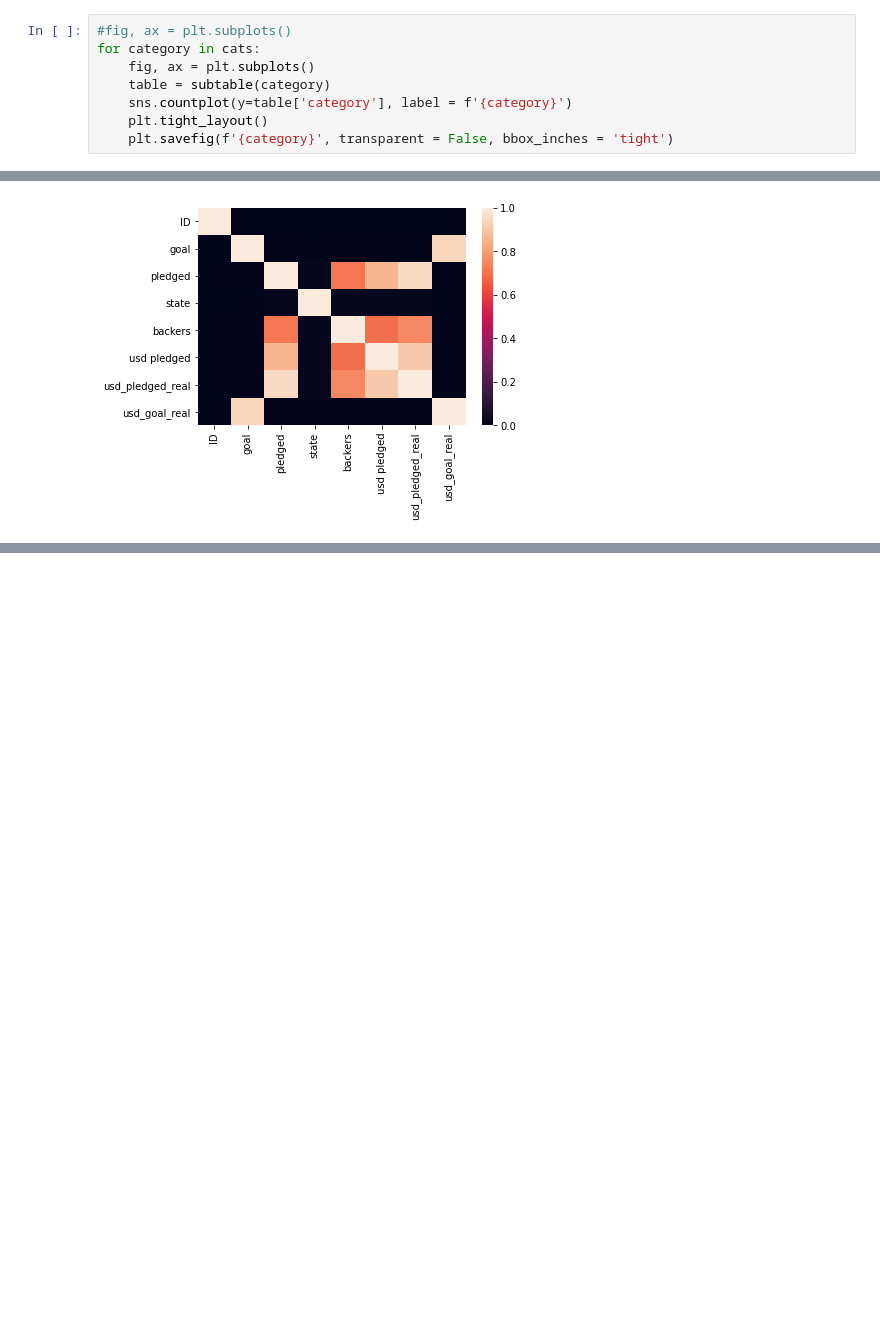
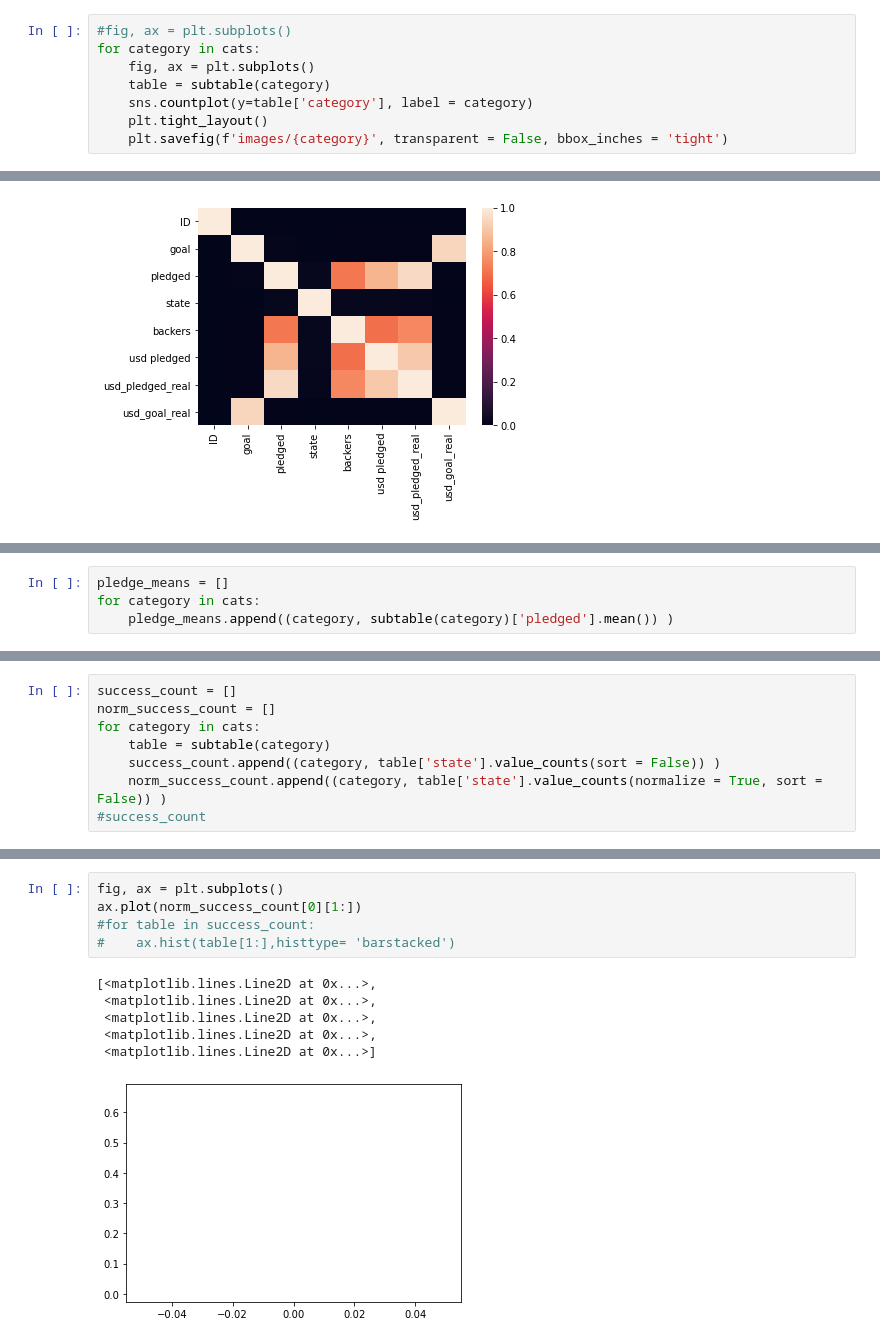
Before and after one commit to Satch7320/Galvanize, a Jupyter notebook: capstone1/Capstone_1.ipynb, the cells around one changed output, grey strips where cells are left out. Drawn from its saved outputs; the diff is of its cells as text; blank space fills up the shorter version.

```diff
--- a/capstone1/Capstone_1.ipynb
+++ b/capstone1/Capstone_1.ipynb
@@ -126,9 +141,9 @@ plt.savefig('FandVSubcats', transparent = False)
 for category in cats:
     fig, ax = plt.subplots()
     table = subtable(category)
-    sns.countplot(y=table['category'], label = f'{category}')
+    sns.countplot(y=table['category'], label = category)
     plt.tight_layout()
-    plt.savefig(f'{category}', transparent = False, bbox_inches = 'tight')
+    plt.savefig(f'images/{category}', transparent = False, bbox_inches = 'tight')
 # %% [output]
 [figure]
 [figure]
@@ -152,0 +166,4 @@ sub1 = subtable('Art')
+# %%
+pledge_means = []
+for category in cats:
+    pledge_means.append((category, subtable(category)['pledged'].mean()) )
@@ -152,0 +188,8 @@ sub1 = subtable('Art')
+# %%
+success_count = []
+norm_success_count = []
+for category in cats:
+    table = subtable(category)
+    success_count.append((category, table['state'].value_counts(sort = False)) )
+    norm_success_count.append((category, table['state'].value_counts(normalize = True, sort = False)) )
+#success_count
@@ -152,0 +214,12 @@ sub1 = subtable('Art')
+# %%
+fig, ax = plt.subplots()
+ax.plot(norm_success_count[0][1:])
+#for table in success_count:
+#    ax.hist(table[1:],histtype= 'barstacked')
+# %% [output]
+[<matplotlib.lines.Line2D at 0x...>,
+ <matplotlib.lines.Line2D at 0x...>,
+ <matplotlib.lines.Line2D at 0x...>,
+ <matplotlib.lines.Line2D at 0x...>,
+ <matplotlib.lines.Line2D at 0x...>]
+[figure, added]
```
Also changed, not shown: parts of 4 cells of this notebook, 35 other files.
